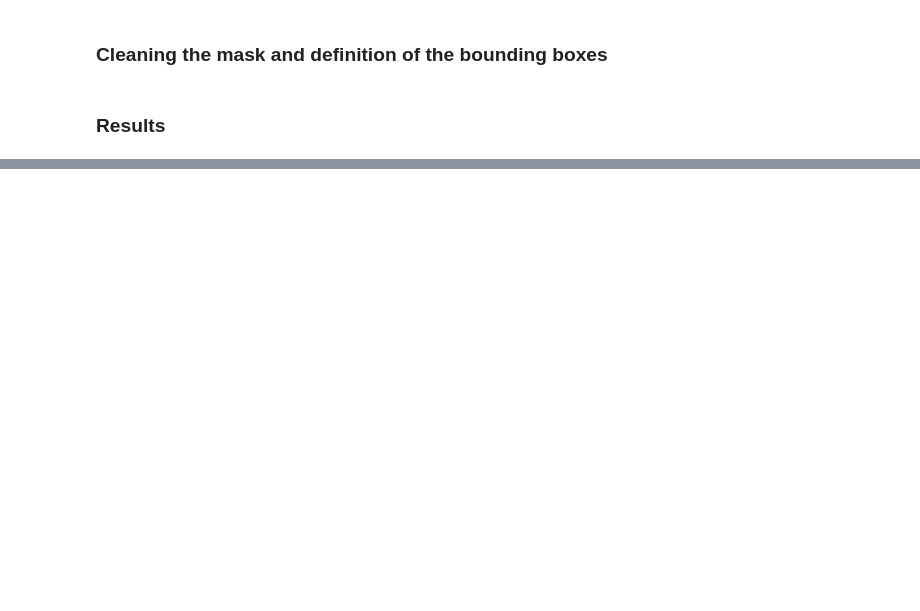
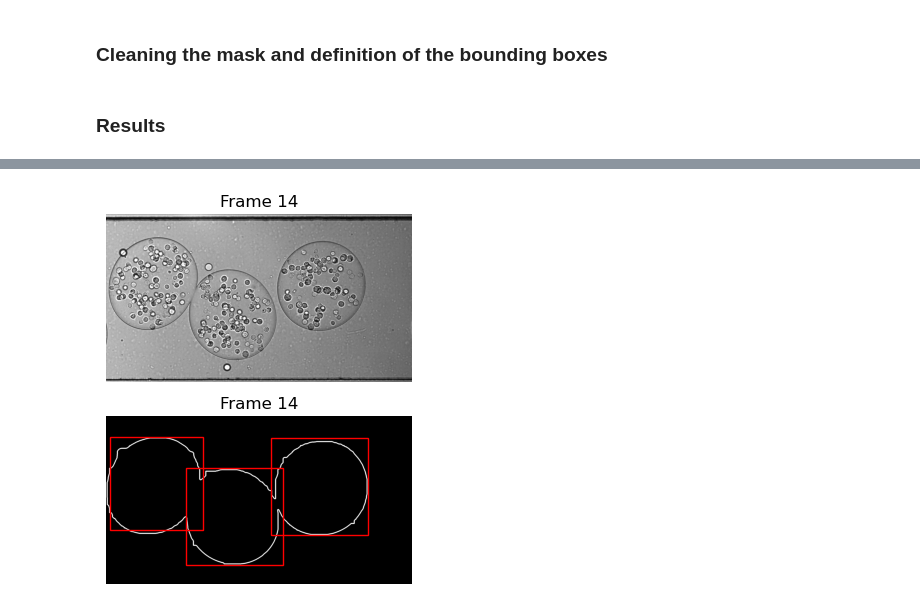
Before and after one commit to lambi702/CV-Video_annotation, a Jupyter notebook: rom.ipynb, the cells around one changed output, grey strips where cells are left out. Cells and saved outputs as stored; diff of their text form; code cells hidden in the pictures; blank space fills up the shorter version.

```diff
--- a/rom.ipynb
+++ b/rom.ipynb
@@ -135,0 +134,18 @@ for i, ax in enumerate(axs.flatten()):
+# %%
+frame = 14
+
+image = images[frame-1]
+mask, bb = get_contours(masks, frame)
+
+fig, axs = plt.subplots(2,1)
+axs[0].imshow(image, cmap='gray')
+axs[0].set_title(f'Frame {frame}')
+axs[0].axis('off')
+axs[1].imshow(mask, cmap='gray')
+axs[1].set_title(f'Frame {frame}')
+axs[1].axis('off')
+for x, y, w, h in bb:
+    axs[1].add_patch(plt.Rectangle((x, y), w, h, fill=False, color='red'))
+plt.show()
+# %% [output]
+[figure, added]
```
Also changed, not shown: parts of 4 cells of this notebook.
